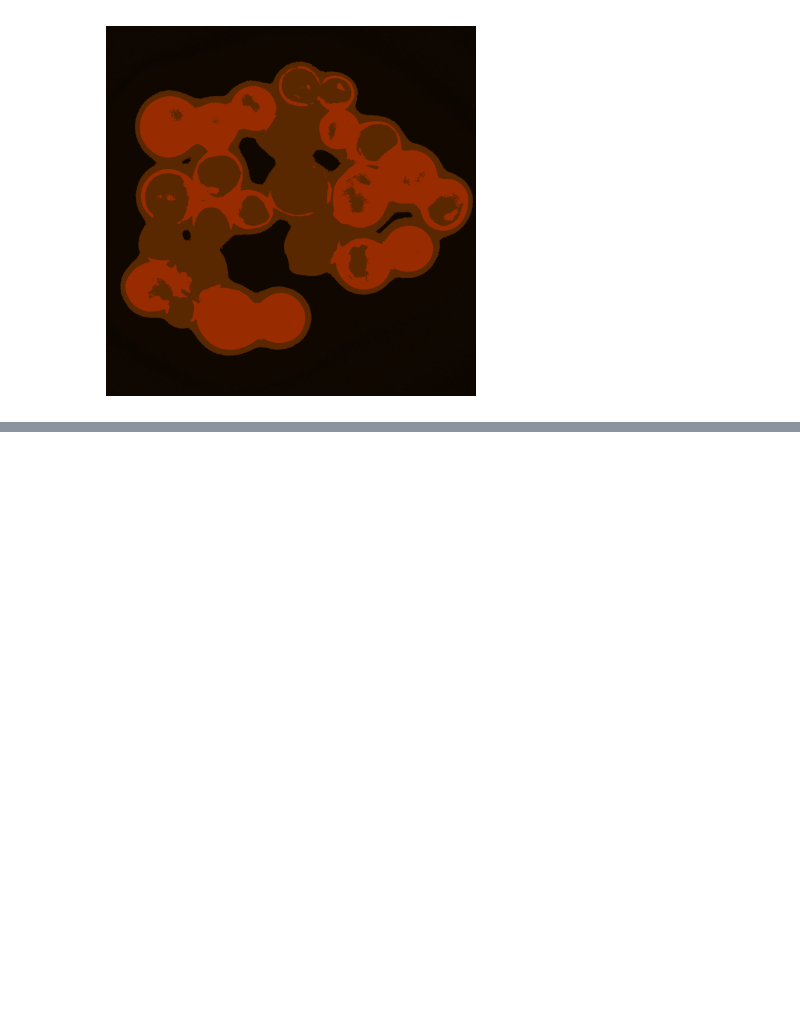
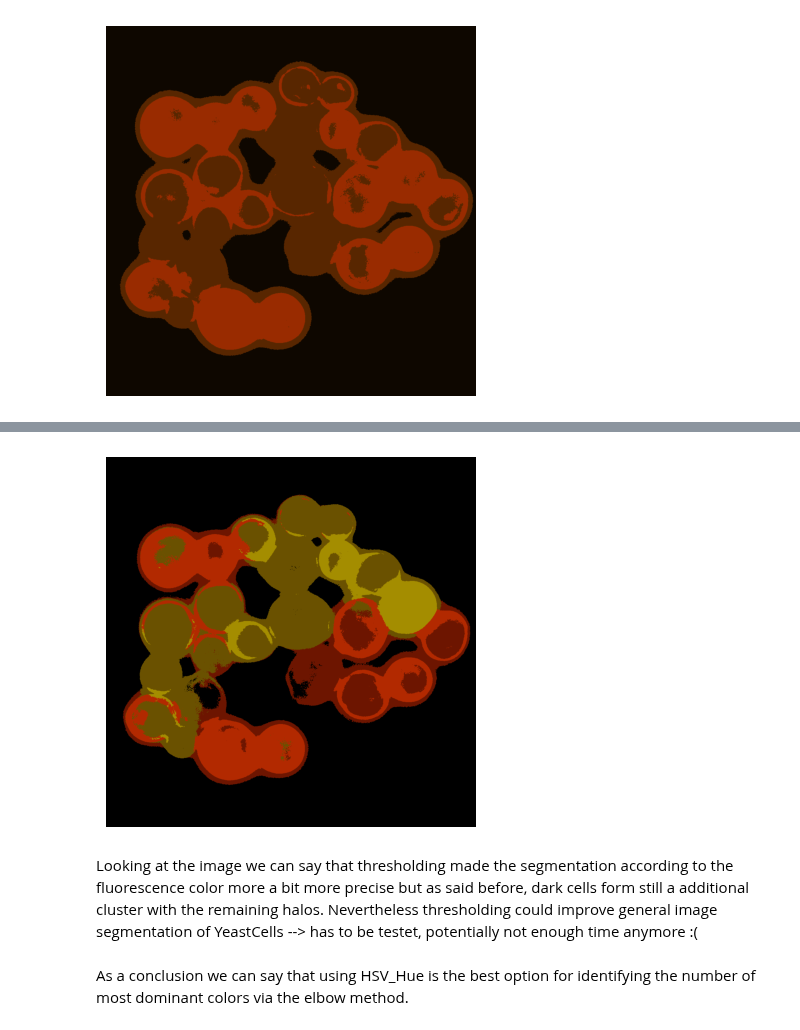
Before and after one commit to BiomedicalImageAnalysis2025/topic01_team04, a Jupyter notebook: Code/FinalKMeans.ipynb, the cells around one changed output, grey strips where cells are left out. Saved outputs shown, nothing was run; the diff lists cells and outputs as text; code cells hidden in the pictures; blank space fills up the shorter version.

```diff
--- a/Code/FinalKMeans.ipynb
+++ b/Code/FinalKMeans.ipynb
@@ -184,0 +224,12 @@ Since we want to find out how many colors are dominamte it is theoretically bett
+# %%
+centroids_RGB_YeastCells_k5, labels_RGB_YeastCells_k5, clustered_RGB_YeastCells_k5 = kmeans(img, k=5, init_method='kmeans++', space='rgb')
+
+plt.imshow(clustered_RGB_YeastCells_k5)
+plt.axis('off')
+plt.show()
+# %% [output]
+[figure, added]
+# %% [markdown]
+Looking at the image we can say that thresholding made the segmentation according to the fluorescence color more a bit more precise but as said before, dark cells form still a additional cluster with the remaining halos. Nevertheless thresholding could improve general image segmentation of YeastCells --> has to be testet, potentially not enough time anymore :(
+# %% [markdown]
+As a conclusion we can say that using HSV_Hue is the best option for identifying the number of most dominant colors via the elbow method.
```
Also changed, not shown: parts of 17 cells of this notebook, 9 other files.
